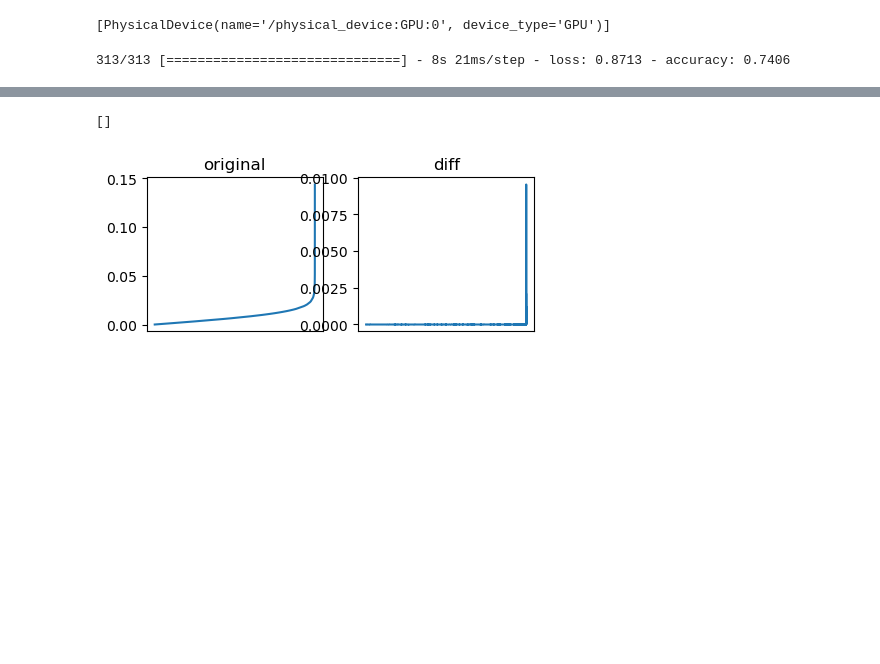
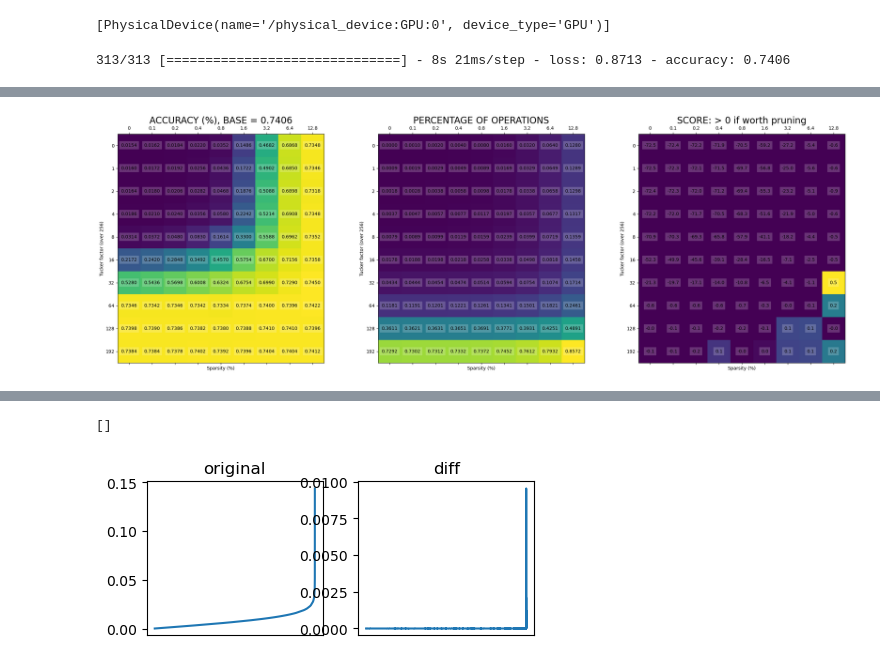
Before and after one commit to michaelpoluektov/tf-hybrid-pruning, a Jupyter notebook: cifar/Test.ipynb, the cells around one changed output, grey strips where cells are left out. Cells and saved outputs as stored; diff of their text form; code cells hidden in the pictures; blank space fills up the shorter version.

```diff
--- a/cifar/Test.ipynb
+++ b/cifar/Test.ipynb
@@ -75,5 +71,4 @@ for l in tqdm(biasl):
     la = base_model.layers[l]
     dweights.append(utils.get_weight(la))
     # [la.kernel.shape[-2] // 4, la.kernel.shape[-1] // 4]
-    bweights.append(get_decomp_weight(la, 4, mode="first"))
-    print(bweights[-1] / dweights[-1])
+    bweights.append(get_decomp_weight(la, 4, mode="both"))
@@ -97,0 +252,35 @@ core.shape=(1, 1, 4, 2048), o.shape=(512, 4)
+# %%
+l = base_model.layers[biasl[25]]
+c = l.kernel.shape[-1]
+factor = utils.get_weights(biasl, base_model)[25] * 0.05
+default_b, default_w = l.bias.numpy(), l.kernel.numpy()
+props = [0] + [2**i for i in range(int(np.log2(c)))] + [3*c//4]
+spars = [0] + [0.1 * 2**i for i in range(8)]
+acc_arr = np.zeros((len(props), len(spars)))
+t_ops = np.zeros((len(props), len(spars)))
+s_ops = np.zeros((len(props), len(spars)))
+pbar = tqdm(total=acc_arr.size)
+for i, t_cur in enumerate(props):
+    if t_cur != 0:
+        rank = [t_cur, t_cur]
+        (core, factors), _ = partial_tucker(
+            default_w, modes=[2, 3], rank=rank, init="svd"
+        )
+        new_w = tl.tenalg.multi_mode_dot(core, factors, modes=[2, 3])
+    else:
+        new_w = np.zeros(default_w.shape)
+    for j, s in enumerate(spars):
+        s_w = new_w[:]
+        t = np.percentile(abs(s_w-default_w), 100-s)
+        mask = abs(s_w-default_w) > t
+        s_w[mask] = default_w[mask]
+        l.set_weights([s_w, default_b])
+        _, acc = model.evaluate(test_ds, verbose=0)
+        acc_arr[i,j] = acc
+        s_ops[i,j] = get_weight(l) * s/100
+        t_ops[i,j] = get_decomp_weight(l, rank) if t_cur != 0 else 0
+        clear_output(wait=True)
+        live_plot(acc_arr, (s_ops + t_ops) / get_weight(l), props, spars, base_accuracy, factor)
+        pbar.update(1)
+# %% [output]
+[figure, added]
```
Also changed, not shown: parts of 24 cells of this notebook, 17 other files.
